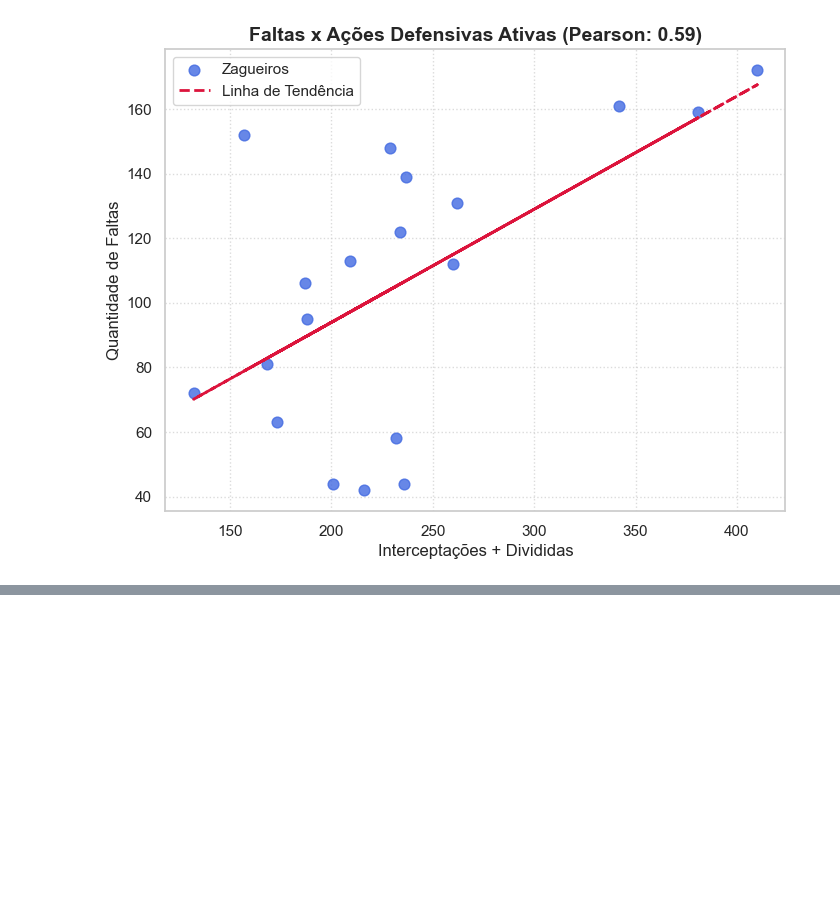
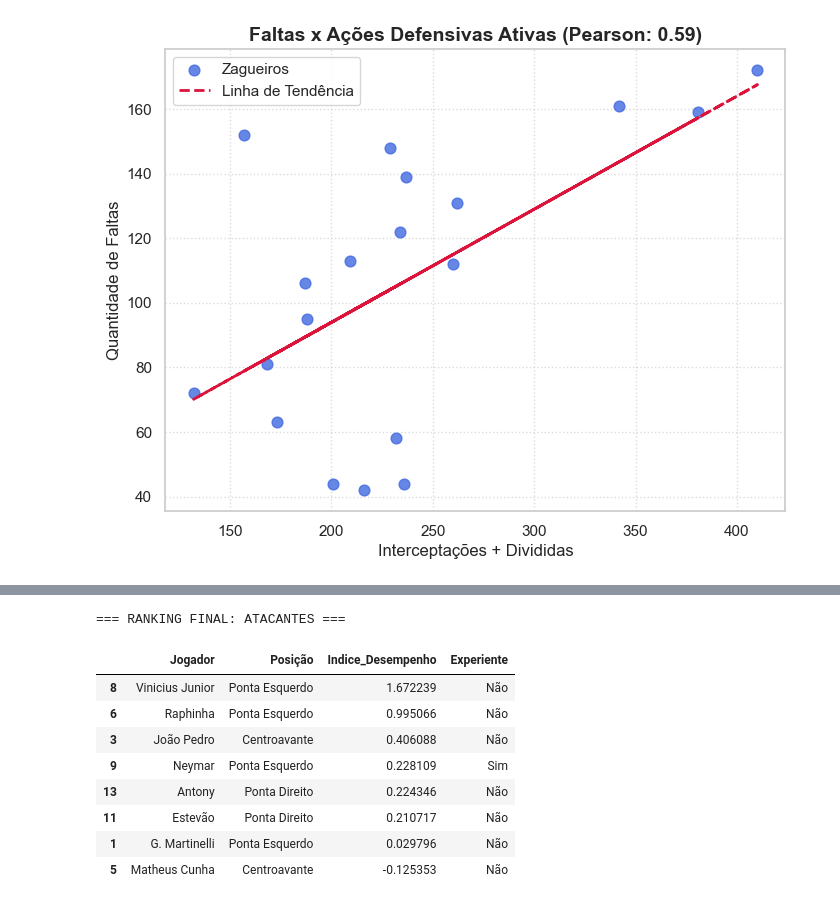
Before and after one commit to gabrielplimaa/Projeto-Estatistica, a Jupyter notebook: main.ipynb, the cells around one changed output, grey strips where cells are left out. Saved outputs shown, nothing was run; the diff lists cells and outputs as text; code cells hidden in the pictures; blank space fills up the shorter version.

```diff
--- a/main.ipynb
+++ b/main.ipynb
@@ -290,0 +434,38 @@ Coeficiente de Correlação de Pearson: 0.5902
+# %%
+# === ÍNDICE DE DESEMPENHO: ATACANTES ===
+
+# 1. Padronização das colunas
+df_atacantes.columns = df_atacantes.columns.str.strip()
+
+# 2. Seleção das métricas (todas são positivas, quanto maior, melhor)
+colunas_ata = ['Gols', 'Assistências', 'Dribles Certos/Jogo', 'Desempenho em pênaltis (%)']
+
+# 3. Padronização (Z-SCORE)
+scaler_ata = StandardScaler()
+df_atacantes[colunas_ata] = scaler_ata.fit_transform(df_atacantes[colunas_ata])
+
+# 4. Criação do Índice de Desempenho
+df_atacantes['Indice_Desempenho'] = np.mean([
+    df_atacantes['Gols'],
+    df_atacantes['Assistências'],
+    df_atacantes['Dribles Certos/Jogo'],
+    df_atacantes['Desempenho em pênaltis (%)']
+], axis=0)
+
+# 5. Ordenação Geral (do melhor para o pior)
+df_ordenado_ata = df_atacantes.sort_values(by='Indice_Desempenho', ascending=False)
+
+# 6. Exibição do Ranking
+print("=== RANKING FINAL: ATACANTES ===")
+display(df_ordenado_ata[['Jogador', 'Posição', 'Indice_Desempenho', 'Experiente']].head(8))
+# %% [output]
+=== RANKING FINAL: ATACANTES ===
+|  | Jogador | Posição | Indice_Desempenho | Experiente |
+| 8 | Vinicius Junior | Ponta Esquerdo | 1.672239 | Não |
+| 6 | Raphinha | Ponta Esquerdo | 0.995066 | Não |
+| 3 | João Pedro | Centroavante | 0.406088 | Não |
+| 9 | Neymar | Ponta Esquerdo | 0.228109 | Sim |
+| 13 | Antony | Ponta Direito | 0.224346 | Não |
+| 11 | Estevão | Ponta Direito | 0.210717 | Não |
+| 1 | G. Martinelli | Ponta Esquerdo | 0.029796 | Não |
+| 5 | Matheus Cunha | Centroavante | -0.125353 | Não |
```
Also changed, not shown: parts of 9 cells of this notebook.
